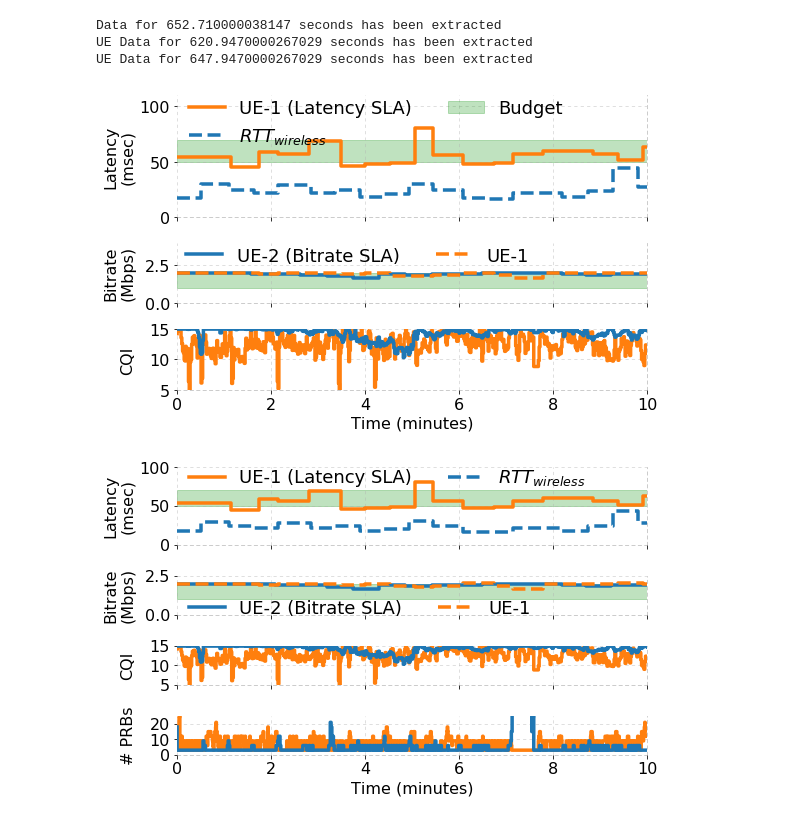
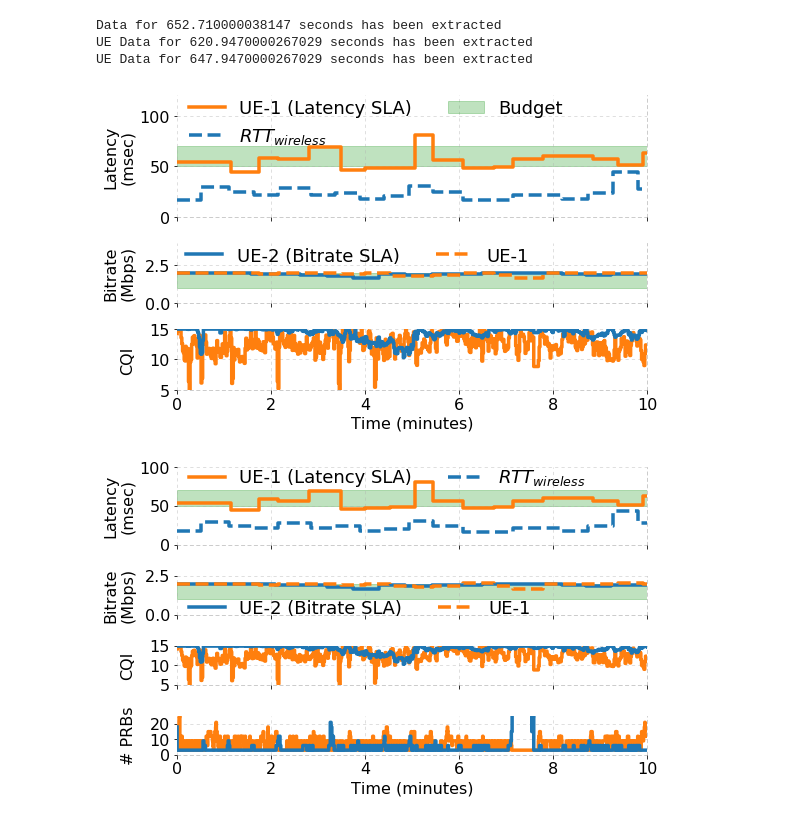
Before and after one commit to serhatarslan-hub/cell-order, a Jupyter notebook: analysis/cell-order-overTheAir-eval.ipynb, the cells around one changed output. Drawn from its saved outputs; the diff is of its cells as text; code cells hidden in the pictures.

Commit message:
Fixed figures for the over-the-air experiments

```diff
--- a/analysis/cell-order-overTheAir-eval.ipynb
+++ b/analysis/cell-order-overTheAir-eval.ipynb
@@ -445,7 +445,7 @@ ax1.set_ylabel('Latency\n(msec)', fontsize=FONT_SIZE)
 ax1.tick_params(axis='y', labelsize=FONT_SIZE)
 # ax1.tick_params(axis='x', labelsize=FONT_SIZE)
 ax1.get_xaxis().set_ticklabels([])
-ax1.set_ylim((0, 110))
+ax1.set_ylim((0, 120))
 ax1.set_xlim([0, XMAX])
 # ax1.xaxis.set_ticks(np.arange(0, X_MAX+1))
 
@@ -536,34 +536,34 @@ ax3.set_ylim((5, 15))
 ax3.yaxis.set_ticks(np.arange(5,16,5))
 ax3.set_xlim([0, XMAX])
 # ax3.xaxis.set_ticks(np.arange(13))
 
 ax3.grid(axis='both', alpha=0.5, linestyle=LINE_STYLE)
 
 ax3.spines['top'].set_visible(False)
 # ax3.spines['right'].set_visible(False)
 ax3.spines['left'].set_visible(False)
 ax3.spines["right"].set_linestyle(LINE_STYLE)
 ax3.spines["right"].set_alpha(0.5)
 ax3.spines["right"].set_color('gray')
 ax3.spines["left"].set_linestyle(LINE_STYLE)
 ax3.spines["left"].set_alpha(0.5)
 ax3.spines["left"].set_color('gray')
 ax3.spines["top"].set_linestyle(LINE_STYLE)
 ax3.spines["top"].set_alpha(0.5)
 ax3.spines["top"].set_color('gray')
 ax3.spines["bottom"].set_linestyle(LINE_STYLE)
 ax3.spines["bottom"].set_alpha(0.5)
 ax3.spines["bottom"].set_color('gray')
 
 f.tight_layout()
 f.align_ylabels()
 
 if SAVE_FIG:
     plt.savefig(reservation_out_dir + 'ota_lat_and_cqi_{}.pdf'.format(EXP_IDX))
 
 plt.show()
 # %% [output]
-[figure, old version]
+[figure, new version]
 # %%
 XMAX = 10
 f, (ax1, ax2, ax3, ax4) = plt.subplots(4, 1, gridspec_kw={'height_ratios': [2, 1, 1, 1]}, figsize=FIG_SIZE)
```
Also changed, not shown: 2 other files.
